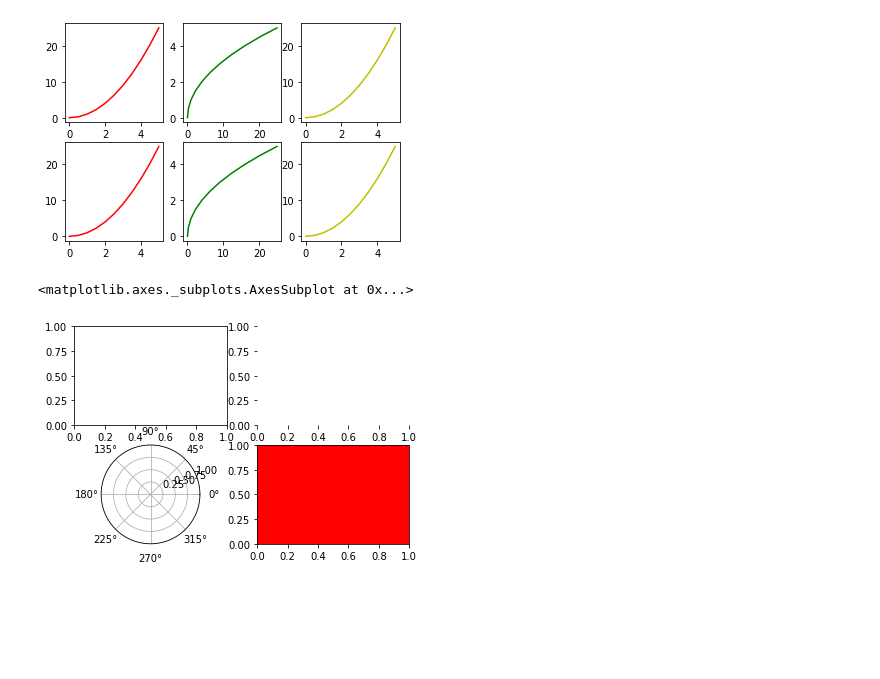
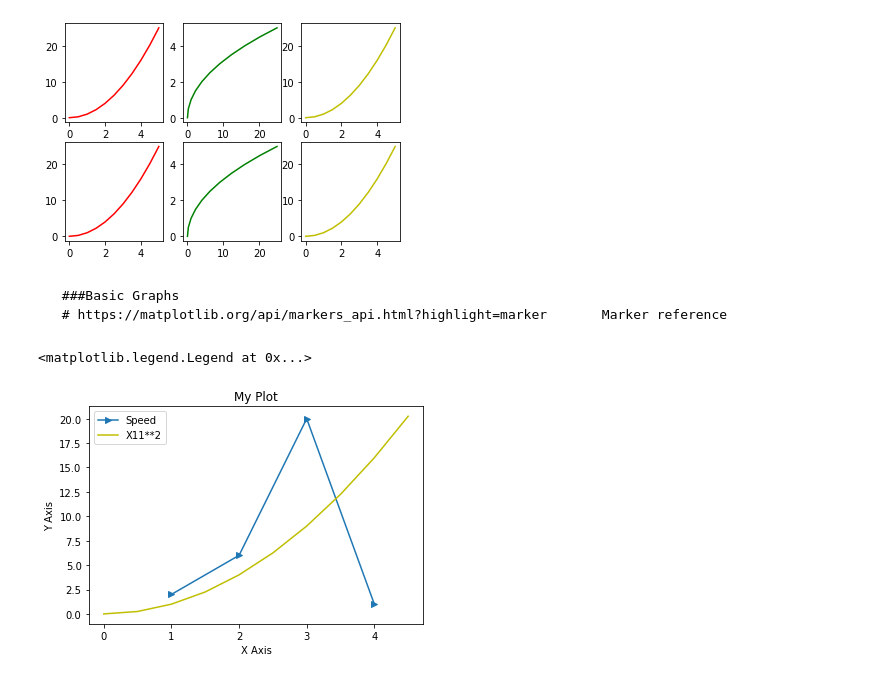
Before and after one commit to rupeshSi/Python, a Jupyter notebook: matplotlibIntro.ipynb, the cells around one changed output. Drawn from its saved outputs; the diff is of its cells as text; code cells hidden in the pictures; blank space fills up the shorter version.

```diff
--- a/matplotlibIntro.ipynb
+++ b/matplotlibIntro.ipynb
@@ -223,26 +223,16 @@ plt.plot(x, y, 'y')
 # %% [output]
 [<matplotlib.lines.Line2D at 0x...>]
 [figure]
-# %%
-plt.subplot(221)
-
-# equivalent but more general
-ax1=plt.subplot(2, 2, 1)
-
-# add a subplot with no frame
-ax2=plt.subplot(222, frameon=False)
-
-# add a polar subplot
-plt.subplot(223, projection='polar')
-
-# add a red subplot that shares the x-axis with ax1
-plt.subplot(224, sharex=ax1, facecolor='red')
-
-# delete ax2 from the figure
-plt.delaxes(ax2)
-
-# add ax2 to the figure again
-plt.subplot(ax2)
-# %% [output]
-<matplotlib.axes._subplots.AxesSubplot at 0x...>
-[figure, removed]
+# %% [markdown]
+     ###Basic Graphs
+     # https://matplotlib.org/api/markers_api.html?highlight=marker       Marker reference
+# %%
+plt.plot([1,2,3,4],[2,6,20,1],marker='>', label ='Speed' )
+
+plt.xlabel('X Axis')
+plt.ylabel('Y Axis')
+plt.title('My Plot')
+plt.legend()
+# %% [output]
+<matplotlib.legend.Legend at 0x...>
+[figure, added]
```
Also changed, not shown: parts of 57 cells of this notebook.
